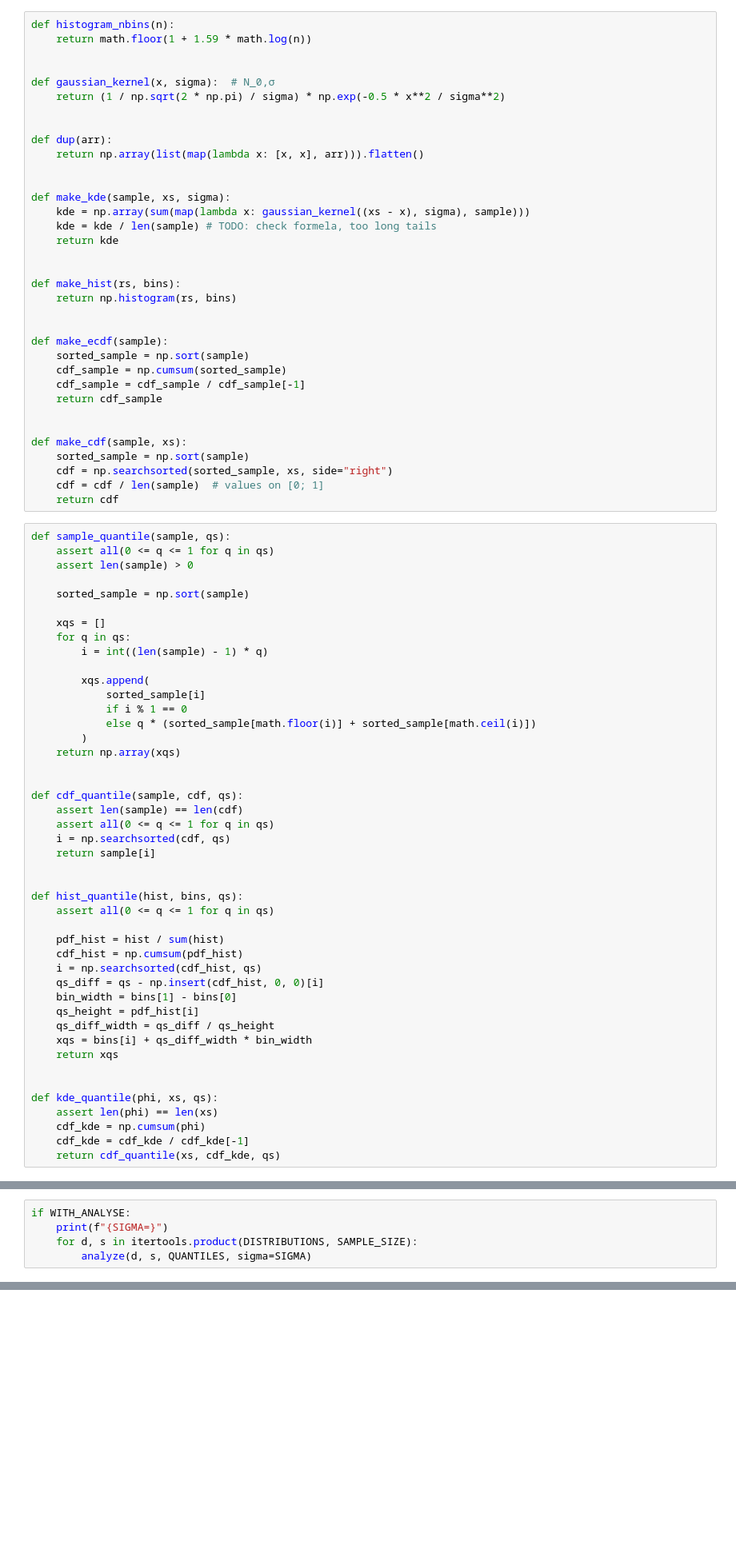
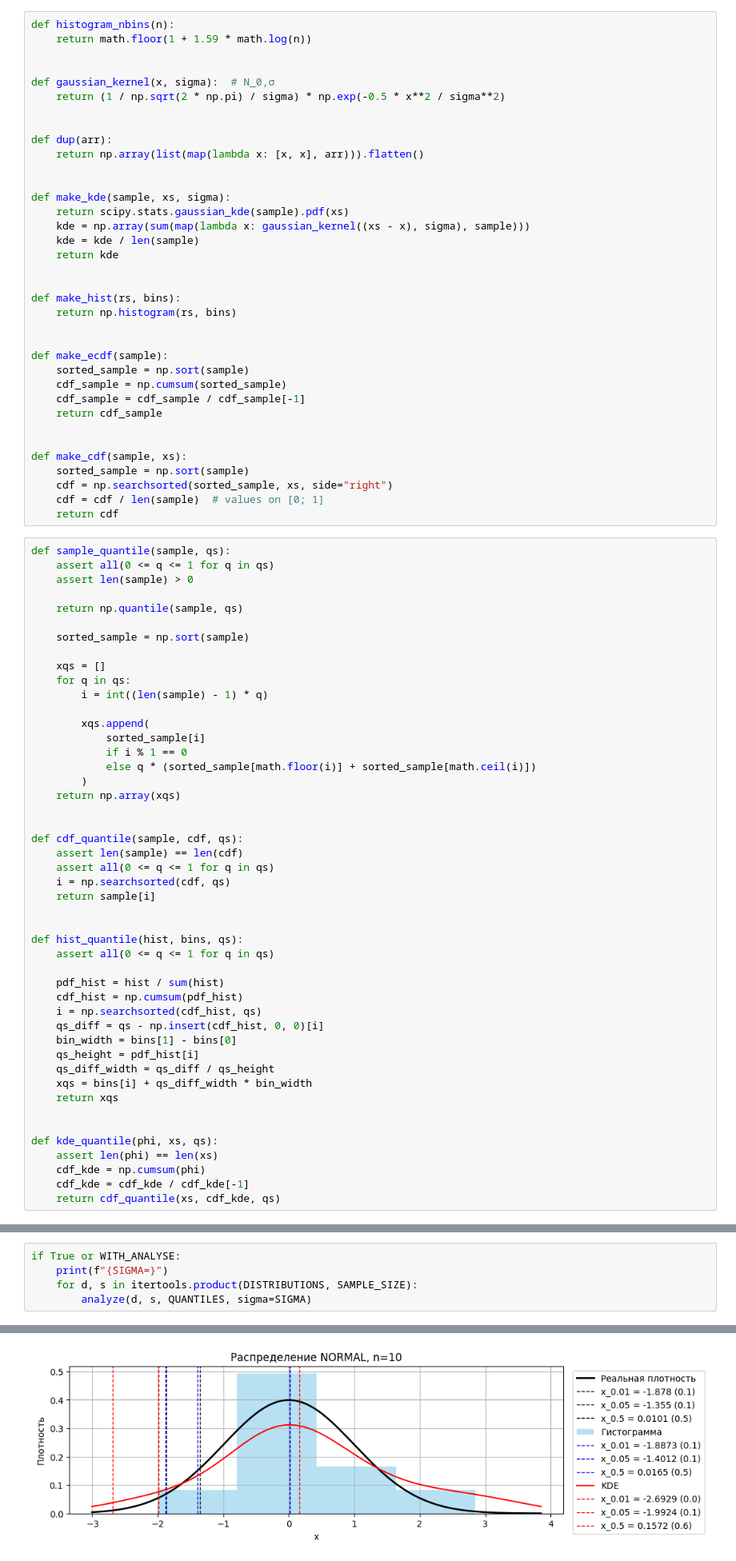
Before and after one commit to e1turin/ipkn-statistics, a Jupyter notebook: lab-2/main.ipynb, the cells around one changed output, grey strips where cells are left out. Shown at 80% size. Cells and saved outputs as stored; diff of their text form; blank space fills up the shorter version.

```diff
--- a/lab-2/main.ipynb
+++ b/lab-2/main.ipynb
@@ -43,8 +43,9 @@ def dup(arr):
 
 
 def make_kde(sample, xs, sigma):
+    return scipy.stats.gaussian_kde(sample).pdf(xs)
     kde = np.array(sum(map(lambda x: gaussian_kernel((xs - x), sigma), sample)))
-    kde = kde / len(sample) # TODO: check formela, too long tails
+    kde = kde / len(sample)
     return kde
 
 
@@ -68,6 +69,8 @@ def make_cdf(sample, xs):
 def sample_quantile(sample, qs):
     assert all(0 <= q <= 1 for q in qs)
     assert len(sample) > 0
+
+    return np.quantile(sample, qs)
 
     sorted_sample = np.sort(sample)
 
@@ -197,7 +201,8 @@ def analyze(dist_name, sample_size, qs, sigma=SIGMA):
     plt.grid(True)
     plt.show()
 # %%
-if WITH_ANALYSE:
+if True or WITH_ANALYSE:
     print(f"{SIGMA=}")
     for d, s in itertools.product(DISTRIBUTIONS, SAMPLE_SIZE):
         analyze(d, s, QUANTILES, sigma=SIGMA)
+# %% [output]
@@ -203,0 +210 @@ if WITH_ANALYSE:
+[figure, added]
```
Also changed, not shown: parts of 5 cells of this notebook.
